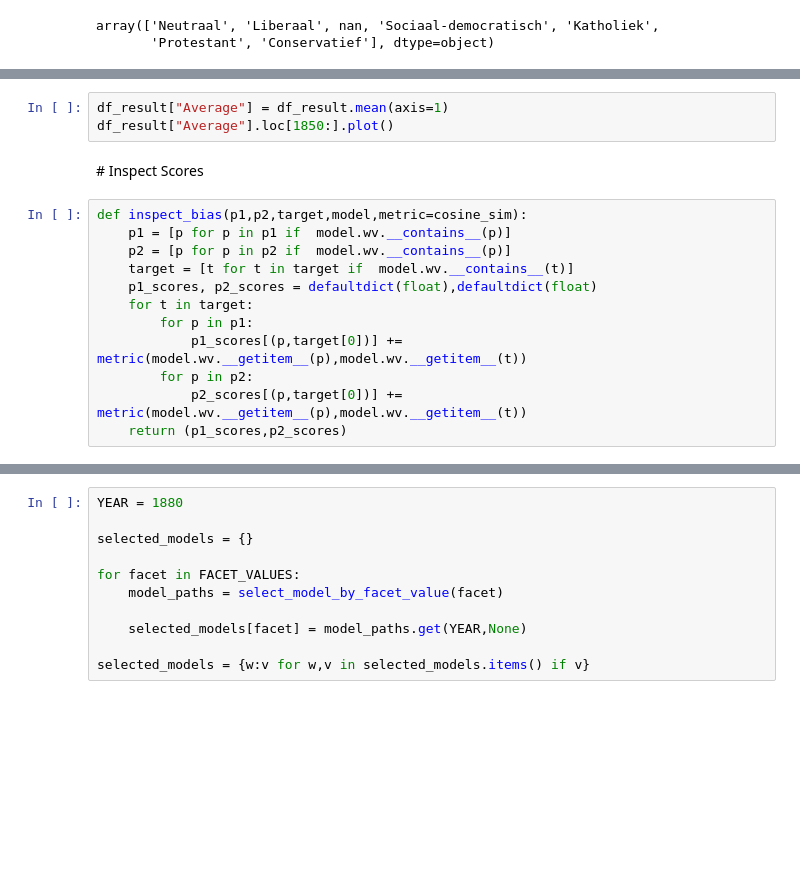
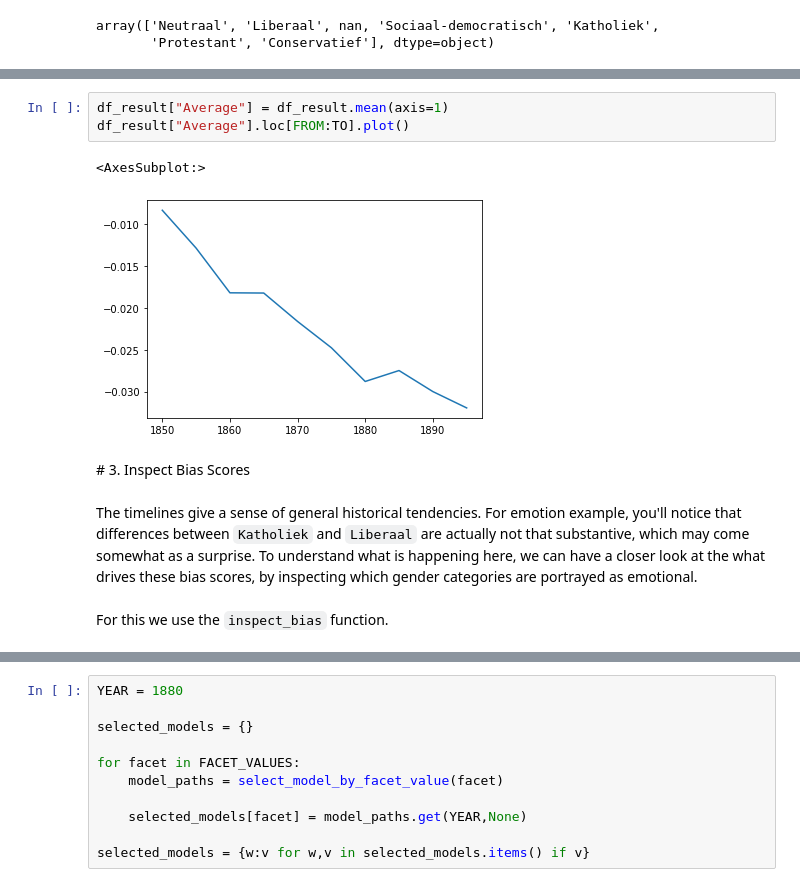
Before and after one commit to KBNLresearch/WordEmbeddingPlayground, a Jupyter notebook: code/Bias/Explore_bias.ipynb, the cells around one changed output, grey strips where cells are left out. Cells and saved outputs as stored; diff of their text form; blank space fills up the shorter version.

```diff
--- a/code/Bias/Explore_bias.ipynb
+++ b/code/Bias/Explore_bias.ipynb
@@ -242,17 +294,14 @@ df_result.loc[1850:].plot()
 # %%
 df_result["Average"] = df_result.mean(axis=1)
-df_result["Average"].loc[1850:].plot()
+df_result["Average"].loc[FROM:TO].plot()
+# %% [output]
+<AxesSubplot:>
+[figure, added]
 # %% [markdown]
-# Inspect Scores
+# 3. Inspect Bias Scores
-# %%
-def inspect_bias(p1,p2,target,model,metric=cosine_sim):
-    p1 = [p for p in p1 if  model.wv.__contains__(p)]
-    p2 = [p for p in p2 if  model.wv.__contains__(p)]
-    target = [t for t in target if  model.wv.__contains__(t)]
-    p1_scores, p2_scores = defaultdict(float),defaultdict(float)
-    for t in target:
-        for p in p1:
-            p1_scores[(p,target[0])] += metric(model.wv.__getitem__(p),model.wv.__getitem__(t))
-        for p in p2:
-            p2_scores[(p,target[0])] += metric(model.wv.__getitem__(p),model.wv.__getitem__(t))
-    return (p1_scores,p2_scores)
+# %% [markdown]
+The timelines give a sense of general historical tendencies.
+For emotion example, you'll notice that differences between `Katholiek` and `Liberaal` are actually not that substantive, which may come somewhat as a surprise.
+To understand what is happening here, we can have a closer look at the what drives these bias scores, by inspecting which gender categories are portrayed as emotional.
+# %% [markdown]
+For this we use the `inspect_bias` function.
```
Also changed, not shown: parts of 78 cells of this notebook, 3 other files.
